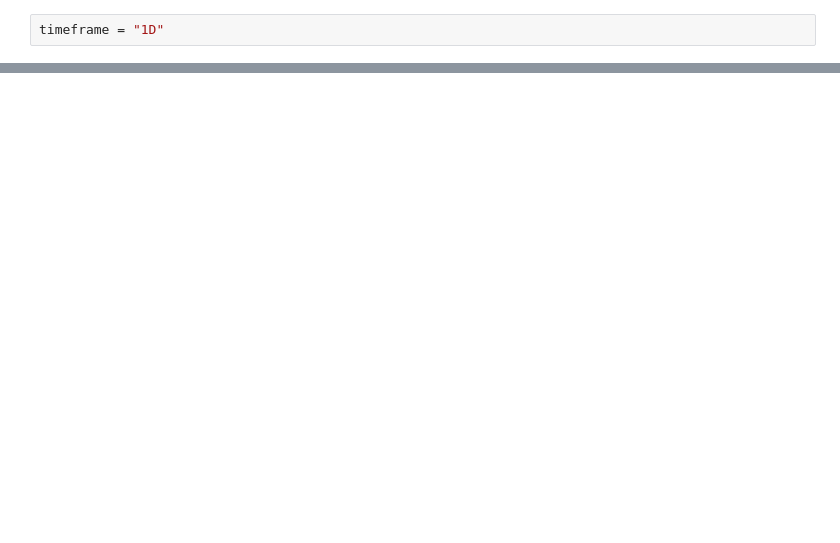
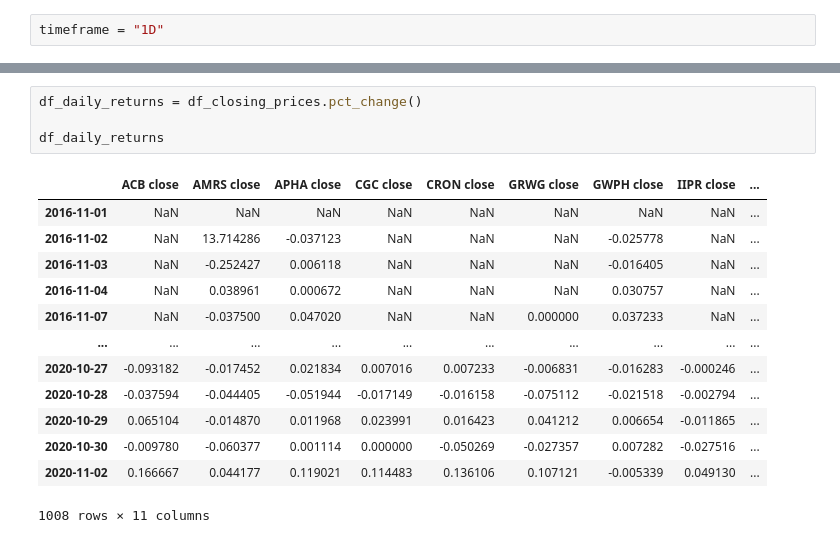
Before and after one commit to jtmcginley123/project-one, a Jupyter notebook: notebooks/nami.ipynb, the cells around one changed output, grey strips where cells are left out. Drawn from its saved outputs; the diff is of its cells as text; blank space fills up the shorter version.

```diff
--- a/notebooks/nami.ipynb
+++ b/notebooks/nami.ipynb
@@ -59,0 +62,18 @@ close
+# %%
+df_daily_returns = df_closing_prices.pct_change()
+
+df_daily_returns
+# %% [output]
+|  | ACB close | AMRS close | APHA close | CGC close | CRON close | GRWG close | GWPH close | IIPR close | ... |
+| 2016-11-01 | NaN | NaN | NaN | NaN | NaN | NaN | NaN | NaN | ... |
+| 2016-11-02 | NaN | 13.714286 | -0.037123 | NaN | NaN | NaN | -0.025778 | NaN | ... |
+| 2016-11-03 | NaN | -0.252427 | 0.006118 | NaN | NaN | NaN | -0.016405 | NaN | ... |
+| 2016-11-04 | NaN | 0.038961 | 0.000672 | NaN | NaN | NaN | 0.030757 | NaN | ... |
+| 2016-11-07 | NaN | -0.037500 | 0.047020 | NaN | NaN | 0.000000 | 0.037233 | NaN | ... |
+| ... | ... | ... | ... | ... | ... | ... | ... | ... | ... |
+| 2020-10-27 | -0.093182 | -0.017452 | 0.021834 | 0.007016 | 0.007233 | -0.006831 | -0.016283 | -0.000246 | ... |
+| 2020-10-28 | -0.037594 | -0.044405 | -0.051944 | -0.017149 | -0.016158 | -0.075112 | -0.021518 | -0.002794 | ... |
+| 2020-10-29 | 0.065104 | -0.014870 | 0.011968 | 0.023991 | 0.016423 | 0.041212 | 0.006654 | -0.011865 | ... |
+| 2020-10-30 | -0.009780 | -0.060377 | 0.001114 | 0.000000 | -0.050269 | -0.027357 | 0.007282 | -0.027516 | ... |
+| 2020-11-02 | 0.166667 | 0.044177 | 0.119021 | 0.114483 | 0.136106 | 0.107121 | -0.005339 | 0.049130 | ... |
+1008 rows × 11 columns
```
Also changed, not shown: parts of 5 cells of this notebook, 1 other file.
